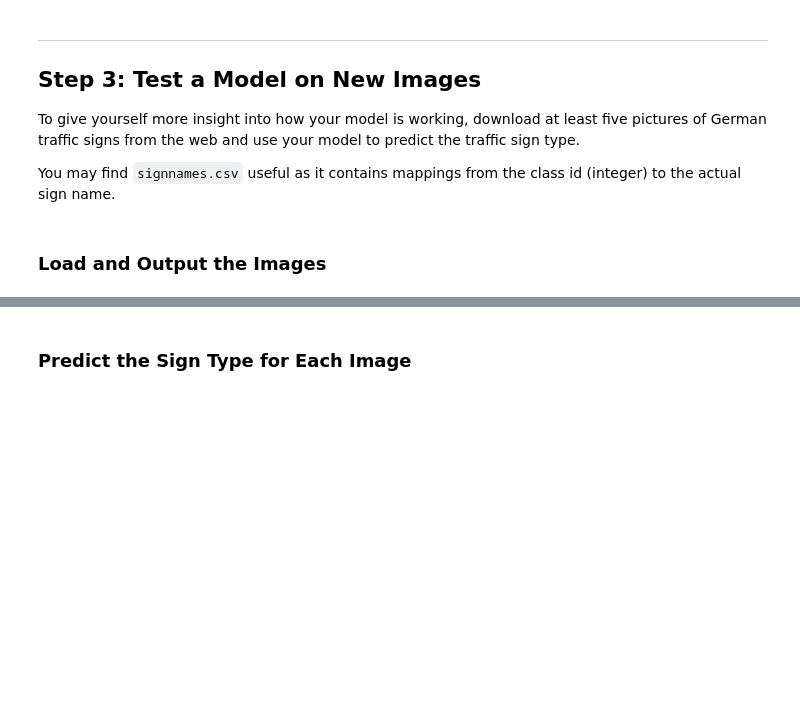
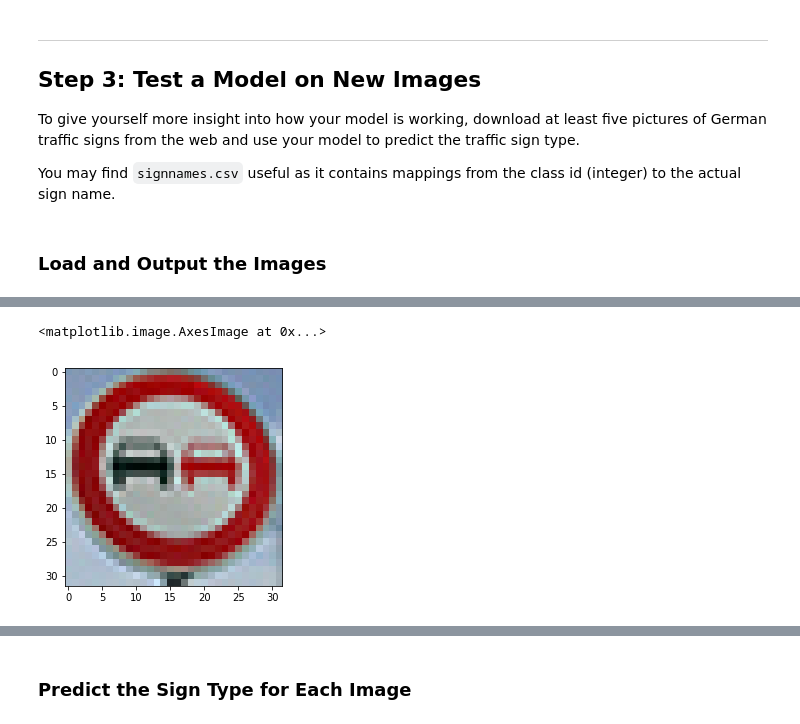
Before and after one commit to cecukemon/CarND-Traffic-Sign-Classifier-Project, a Jupyter notebook: Traffic_Sign_Classifier.ipynb, the cells around one changed output, grey strips where cells are left out. Cells and saved outputs as stored; diff of their text form; code cells hidden in the pictures; blank space fills up the shorter version.

```diff
--- a/Traffic_Sign_Classifier.ipynb
+++ b/Traffic_Sign_Classifier.ipynb
@@ -282,0 +305,5 @@ You may find `signnames.csv` useful as it contains mappings from the class id (i
+# %%
+plt.imshow(sign_2)
+# %% [output]
+<matplotlib.image.AxesImage at 0x...>
+[figure, added]
```
Also changed, not shown: parts of 13 cells of this notebook, 7 other files.
